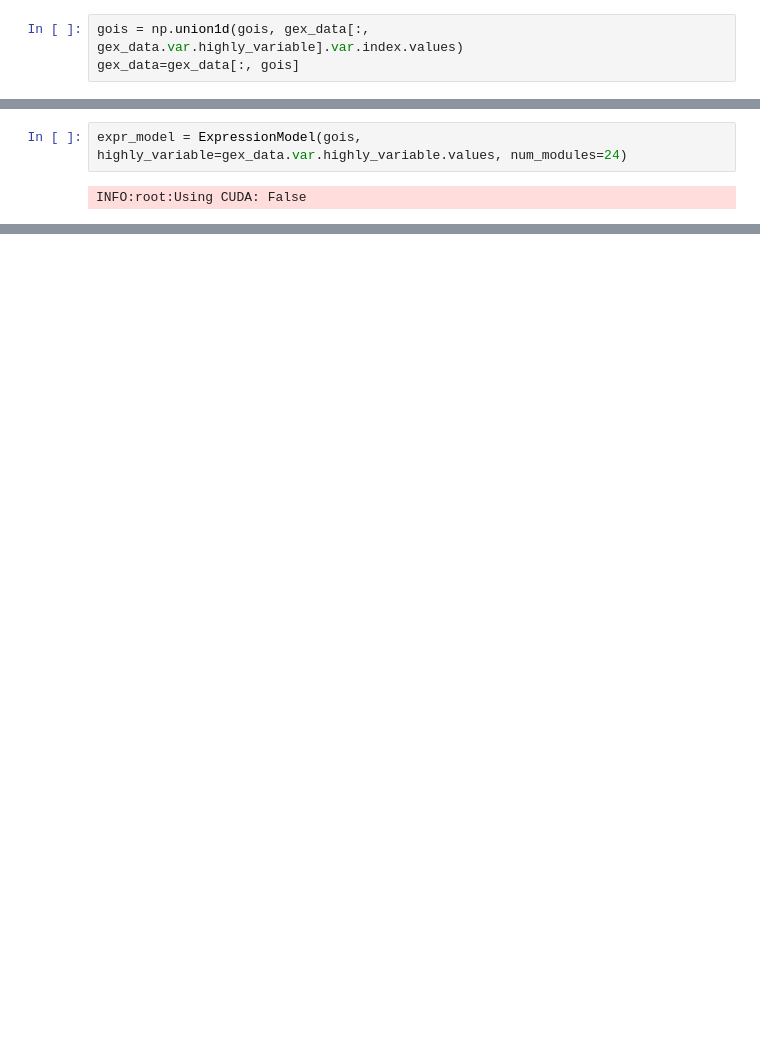
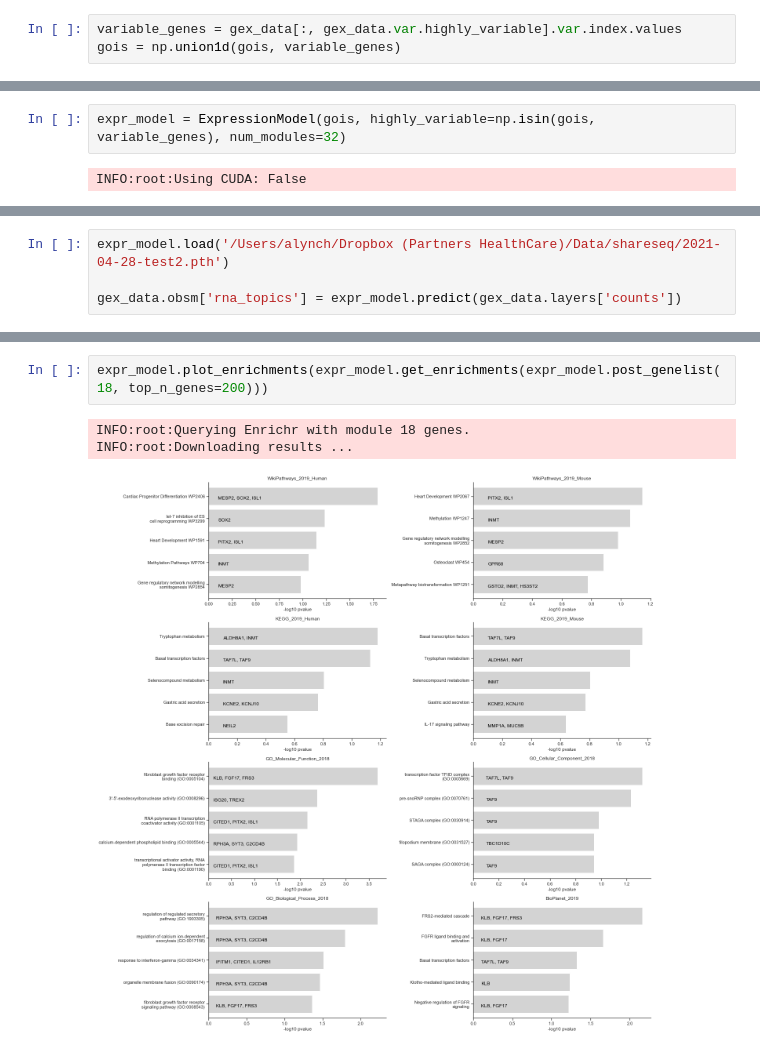
Before and after one commit to AllenWLynch/Kladi, a Jupyter notebook: Untitled.ipynb, the cells around one changed output, grey strips where cells are left out. Drawn from its saved outputs; the diff is of its cells as text; blank space fills up the shorter version.

```diff
--- a/Untitled.ipynb
+++ b/Untitled.ipynb
@@ -38,3 +46,3 @@ Trying to set attribute `.var` of view, copying.
 # %%
-gois = np.union1d(gois, gex_data[:, gex_data.var.highly_variable].var.index.values)
-gex_data=gex_data[:, gois]
+variable_genes = gex_data[:, gex_data.var.highly_variable].var.index.values
+gois = np.union1d(gois, variable_genes)
@@ -41,4 +60,4 @@ gex_data=gex_data[:, gois]
 # %%
-expr_model = ExpressionModel(gois, highly_variable=gex_data.var.highly_variable.values, num_modules=24)
+expr_model = ExpressionModel(gois, highly_variable=np.isin(gois, variable_genes), num_modules=32)
 # %% [output]
 INFO:root:Using CUDA: False
@@ -74,0 +66,4 @@ ExpressionModel(
+# %%
+expr_model.load('/Users/alynch/Dropbox (Partners HealthCare)/Data/shareseq/2021-04-28-test2.pth')
+
+gex_data.obsm['rna_topics'] = expr_model.predict(gex_data.layers['counts'])
@@ -74,0 +115,6 @@ ExpressionModel(
+# %%
+expr_model.plot_enrichments(expr_model.get_enrichments(expr_model.post_genelist(18, top_n_genes=200)))
+# %% [output]
+INFO:root:Querying Enrichr with module 18 genes.
+INFO:root:Downloading results ...
+[figure, added]
```
Also changed, not shown: parts of 20 cells of this notebook, 1 other file.
